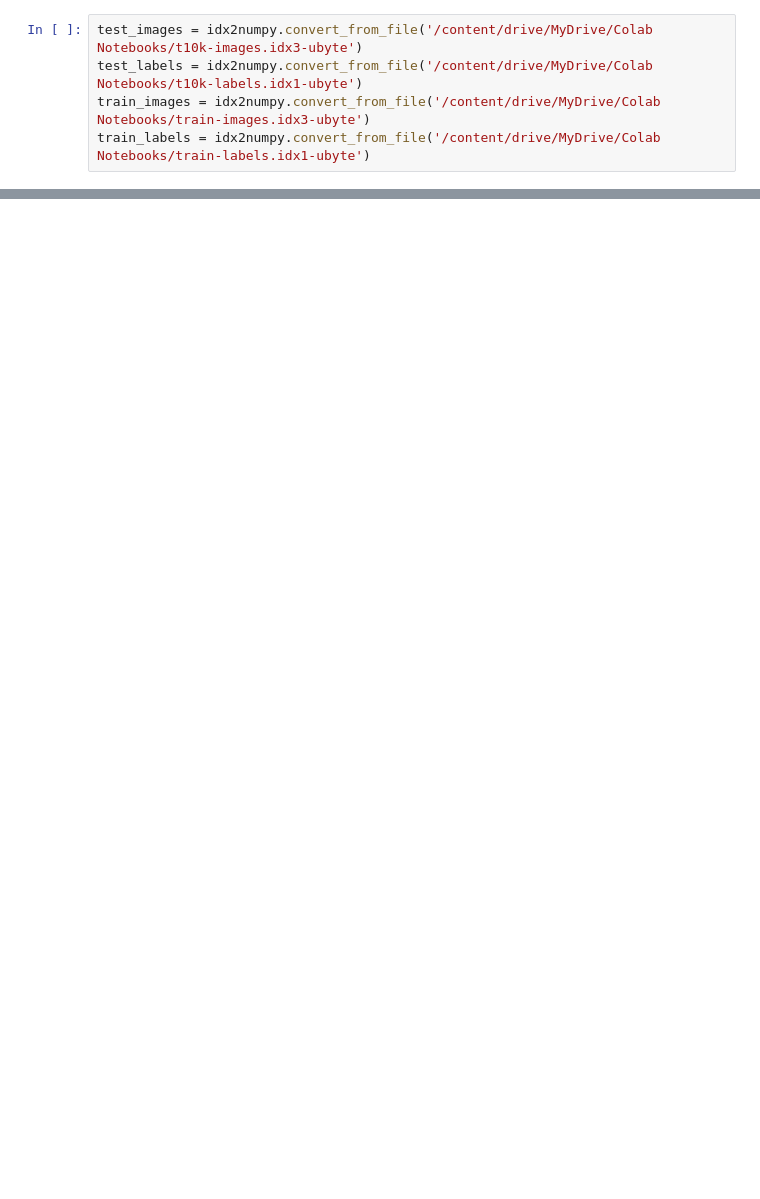
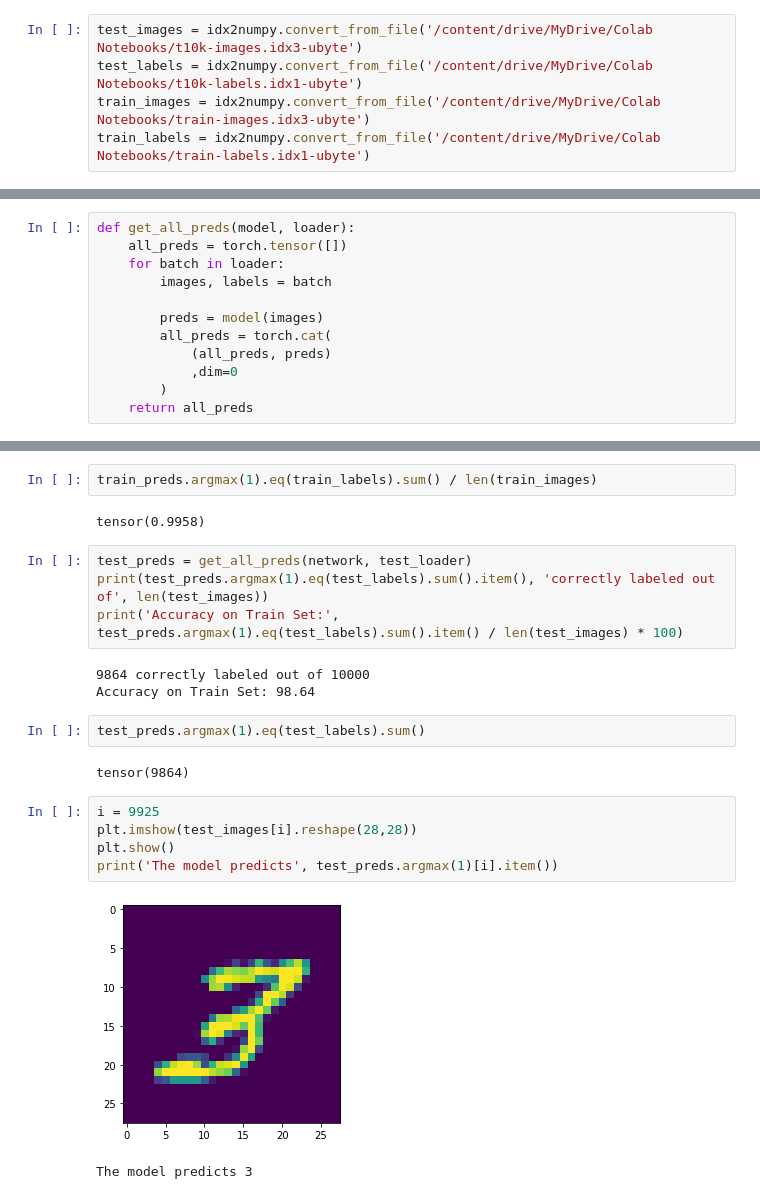
Before and after one commit to ABD-01/MNIST, a Jupyter notebook: CNN Model/MNIST_using_CNN_in_pytorch.ipynb, the cells around one changed output, grey strips where cells are left out. Drawn from its saved outputs; the diff is of its cells as text; blank space fills up the shorter version.

```diff
--- a/CNN Model/MNIST_using_CNN_in_pytorch.ipynb
+++ b/CNN Model/MNIST_using_CNN_in_pytorch.ipynb
@@ -31,0 +164,12 @@ False
+# %%
+def get_all_preds(model, loader):
+    all_preds = torch.tensor([])
+    for batch in loader:
+        images, labels = batch
+
+        preds = model(images)
+        all_preds = torch.cat(
+            (all_preds, preds)
+            ,dim=0
+        )
+    return all_preds
@@ -31,0 +183,23 @@ False
+# %%
+train_preds.argmax(1).eq(train_labels).sum() / len(train_images)
+# %% [output]
+tensor(0.9958)
+# %%
+test_preds = get_all_preds(network, test_loader)
+print(test_preds.argmax(1).eq(test_labels).sum().item(), 'correctly labeled out of', len(test_images))
+print('Accuracy on Train Set:', test_preds.argmax(1).eq(test_labels).sum().item() / len(test_images) * 100)
+# %% [output]
+9864 correctly labeled out of 10000
+Accuracy on Train Set: 98.64
+# %%
+test_preds.argmax(1).eq(test_labels).sum()
+# %% [output]
+tensor(9864)
+# %%
+i = 9925
+plt.imshow(test_images[i].reshape(28,28))
+plt.show()
+print('The model predicts', test_preds.argmax(1)[i].item())
+# %% [output]
+[figure, added]
+The model predicts 3
```
Also changed, not shown: parts of 15 cells of this notebook.
